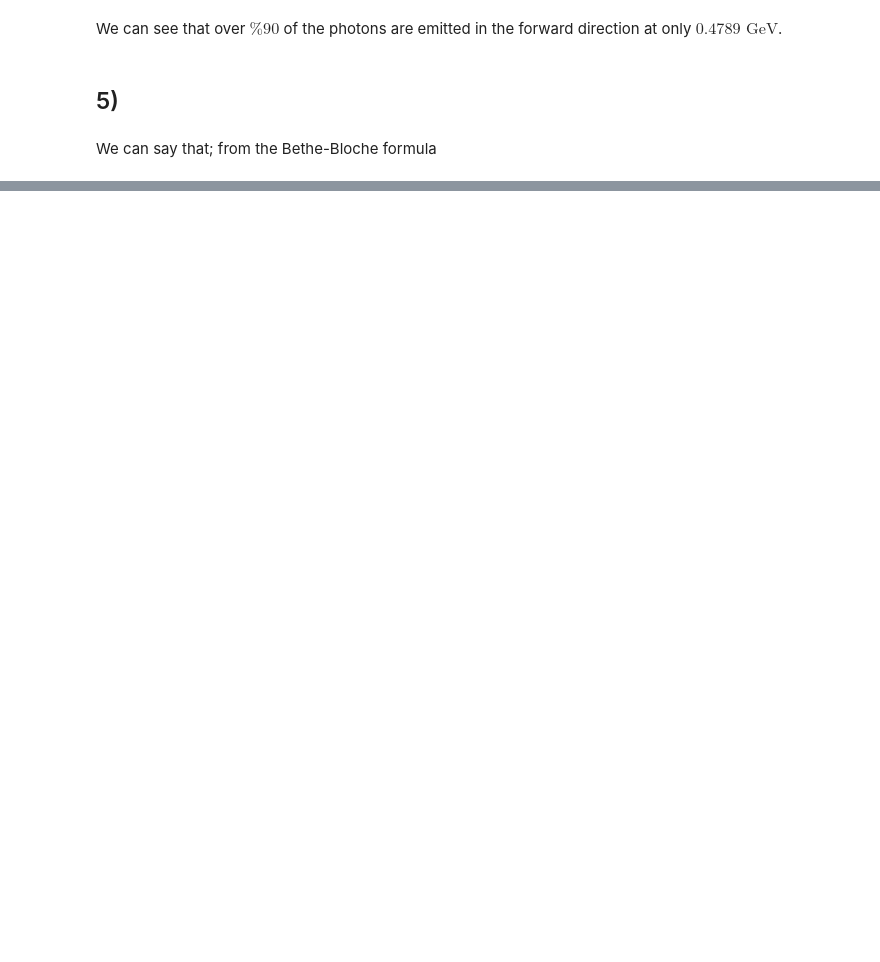
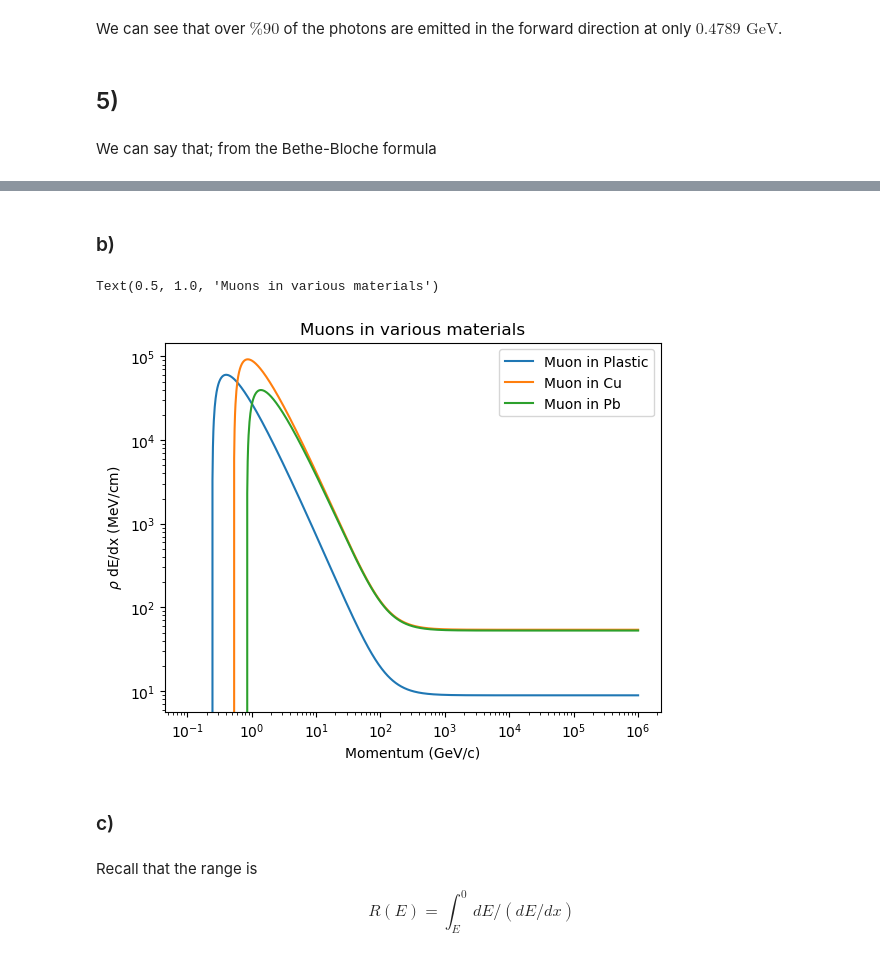
Before and after one commit to aidangardnerokearny/ParticlePHYS62x, a Jupyter notebook: PHYS627/Homework2/Homework2.ipynb, the cells around one changed output, grey strips where cells are left out. Saved outputs shown, nothing was run; the diff lists cells and outputs as text; code cells hidden in the pictures; blank space fills up the shorter version.

```diff
--- a/PHYS627/Homework2/Homework2.ipynb
+++ b/PHYS627/Homework2/Homework2.ipynb
@@ -90,0 +128,19 @@ def bethe_bloche(p, mass, mat):
+# %% [markdown]
+### b)
+# %%
+plt.figure()
+for material in ["Plastic", "Cu", "Pb"]:
+    dEdx_Mu = bethe_bloche(p, mu, materials[material])
+    plt.loglog(p, dEdx_Mu, label=f"Muon in {material}")
+
+plt.xlabel("Momentum (GeV/c)")
+plt.ylabel(r"$\rho$ dE/dx (MeV/cm)")
+plt.legend()
+plt.title("Muons in various materials")
+# %% [output]
+Text(0.5, 1.0, 'Muons in various materials')
+[figure, added]
+# %% [markdown]
+### c)
+# %% [markdown]
+Recall that the range is $$R(E)=\int_{E}^{0}dE/(dE/dx)$$
```
Also changed, not shown: parts of 13 cells of this notebook, 2 other files.
